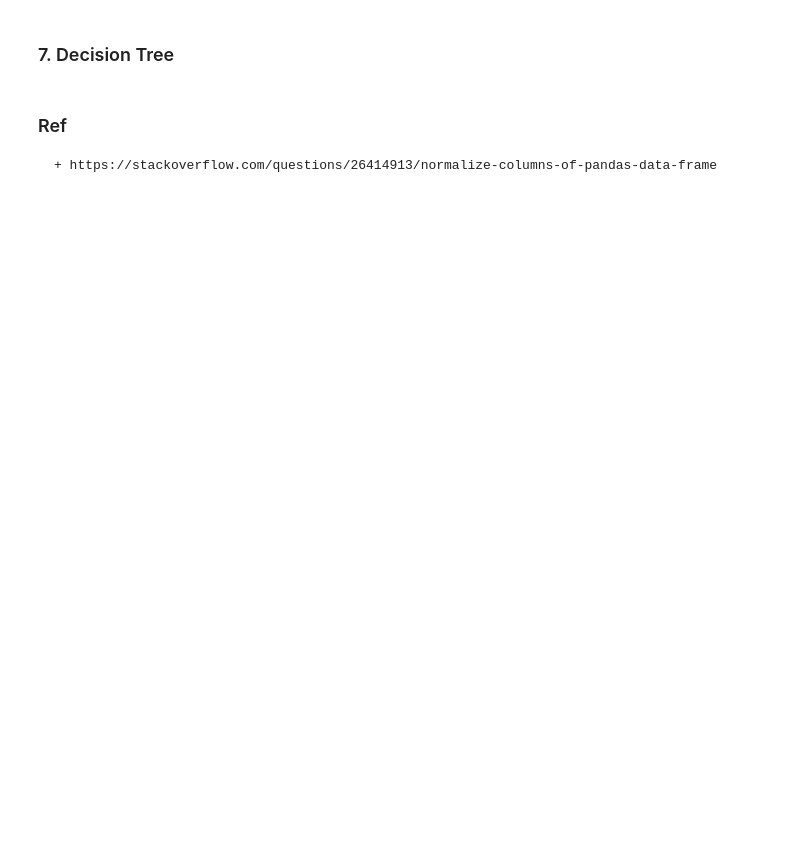
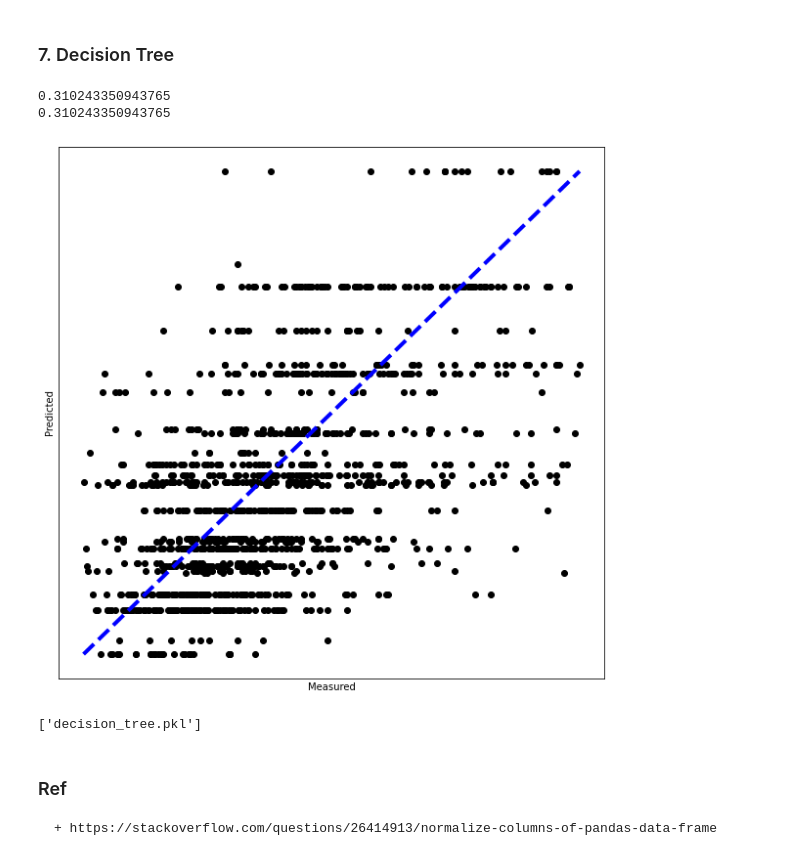
Before and after one commit to Kevin-Zhao-Github/s14lab2, a Jupyter notebook: lab2_pricing_houses.ipynb, the cells around one changed output. Cells and saved outputs as stored; diff of their text form; code cells hidden in the pictures; blank space fills up the shorter version.

```diff
--- a/lab2_pricing_houses.ipynb
+++ b/lab2_pricing_houses.ipynb
@@ -329,3 +324,42 @@ joblib.dump(regr, 'regr.pkl')
+# %%
+# YOUR TURN
+# Run DecisionTreeRegressor
+# HINT: https://scikit-learn.org/stable/modules/generated/sklearn.tree.DecisionTreeRegressor.html
+from sklearn.tree import DecisionTreeRegressor
+
+# Create regressor
+regr = DecisionTreeRegressor(min_samples_split=int(len(features)/20)) # Model was overfitting otherwise
+
+# Fit
+regr.fit(X_train, y_train)
+
+# Predictions
+preds = regr.predict(X_test)
+
+# Score
+print(regr.score(X_test, y_test))
+print(r2_score(y_test, preds))
+
+# Plot outputs (matplotlab - above)
+plt.figure(figsize=(10, 10))
+plt.scatter(y_test, preds, color='black')
+plt.plot([y_test.min(), y_test.max()], [preds.min(), preds.max()], 'k--', lw=4, color='blue')
+
+plt.ylabel('Predicted')
+plt.xlabel('Measured')
+
+plt.xticks(())
+plt.yticks(())
+
+plt.show()
+
+# Download model as pkl file
+joblib.dump(regr, 'decision_tree.pkl')
+# %% [output]
+0.310243350943765
+0.310243350943765
+[figure, added]
+['decision_tree.pkl']
 # %% [markdown]
 ### Ref
     + https://stackoverflow.com/questions/26414913/normalize-columns-of-pandas-data-frame
```
Also changed, not shown: parts of 3 cells of this notebook, 5 other files.
